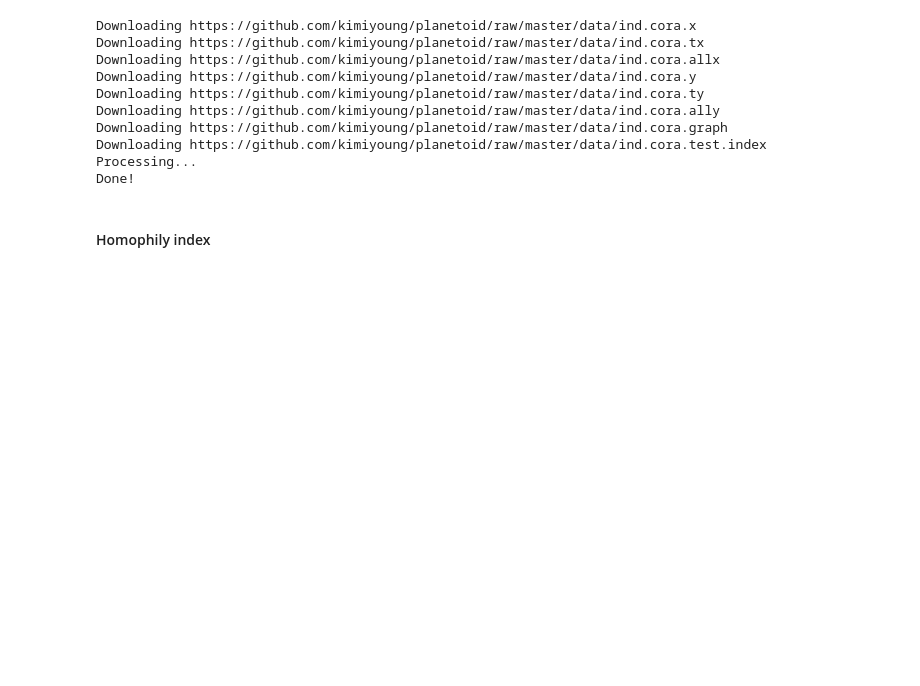
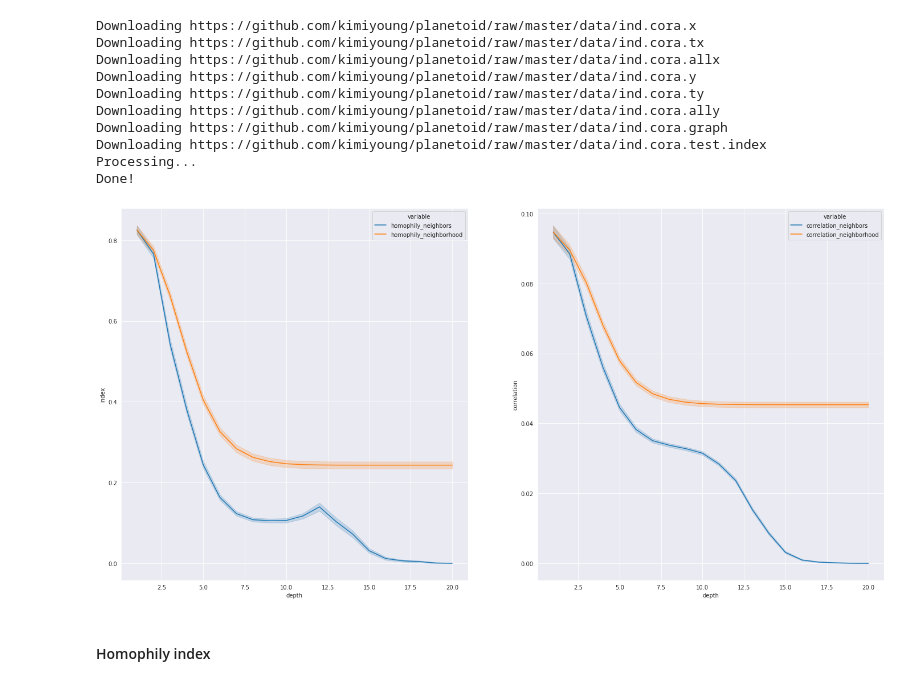
Before and after one commit to achrafash/gnn-receptive-fields, a Jupyter notebook: 05_measuring_problem_radius.ipynb, the cells around one changed output. Cells and saved outputs as stored; diff of their text form; code cells hidden in the pictures; blank space fills up the shorter version.

Commit message:
fix the graph_summary function and run on new graph datasets

```diff
--- a/05_measuring_problem_radius.ipynb
+++ b/05_measuring_problem_radius.ipynb
@@ -191,12 +171,6 @@ def graph_correlation(neb:torch.Tensor, x:torch.Tensor, y:torch.Tensor):
 
     num_nodes = x.size(0)
     return [corrcoef(x=x[neb[i] == 1], y=y[i]).abs().mean() for i in range(num_nodes)]
-# %%
-correlations = graph_correlation(neb, x, y)
-# find the confidence interval
-s = correlations.std()
-m = correlation.mean()
-m-s, m+s
 # %%
 # put it all into a function
 def fast_graph_correlation(neb, x, y):
@@ -294,4 +280,6 @@ Downloading https://github.com/kimiyoung/planetoid/raw/master/data/ind.cora.test
 Processing...
 Done!
 # %%
-cora_summary = graph_summary(cora_dataset)
+_, cora_summary = graph_summary(cora_dataset)
+# %% [output]
+[figure, added]
```
Also changed, not shown: parts of 25 cells of this notebook.
